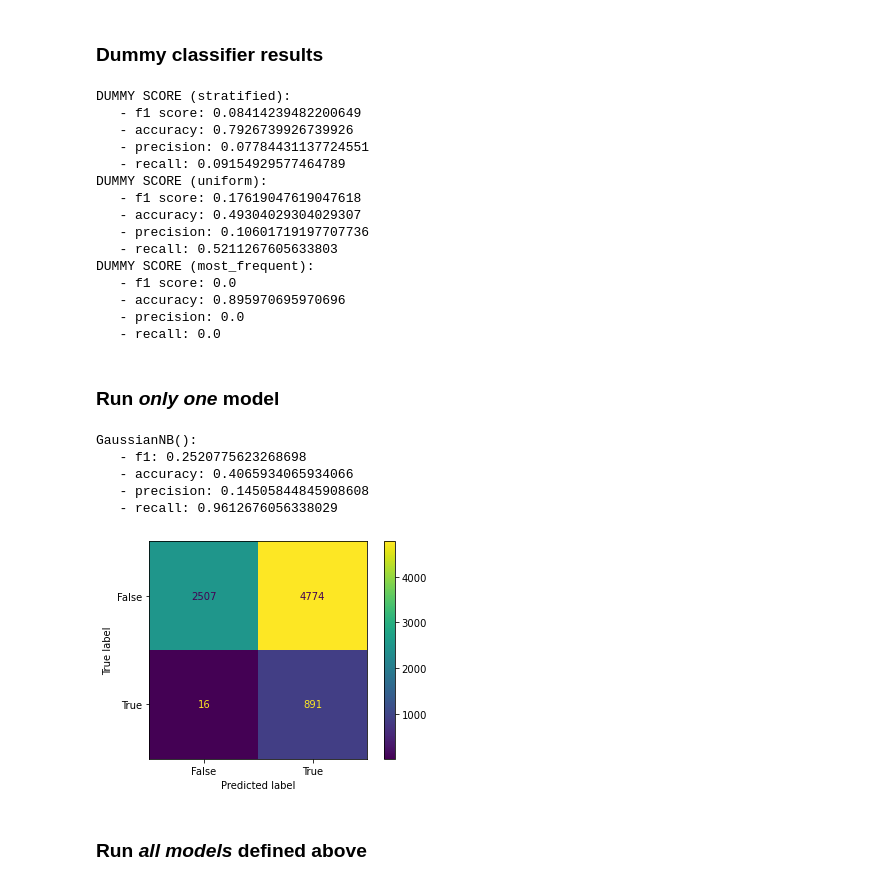
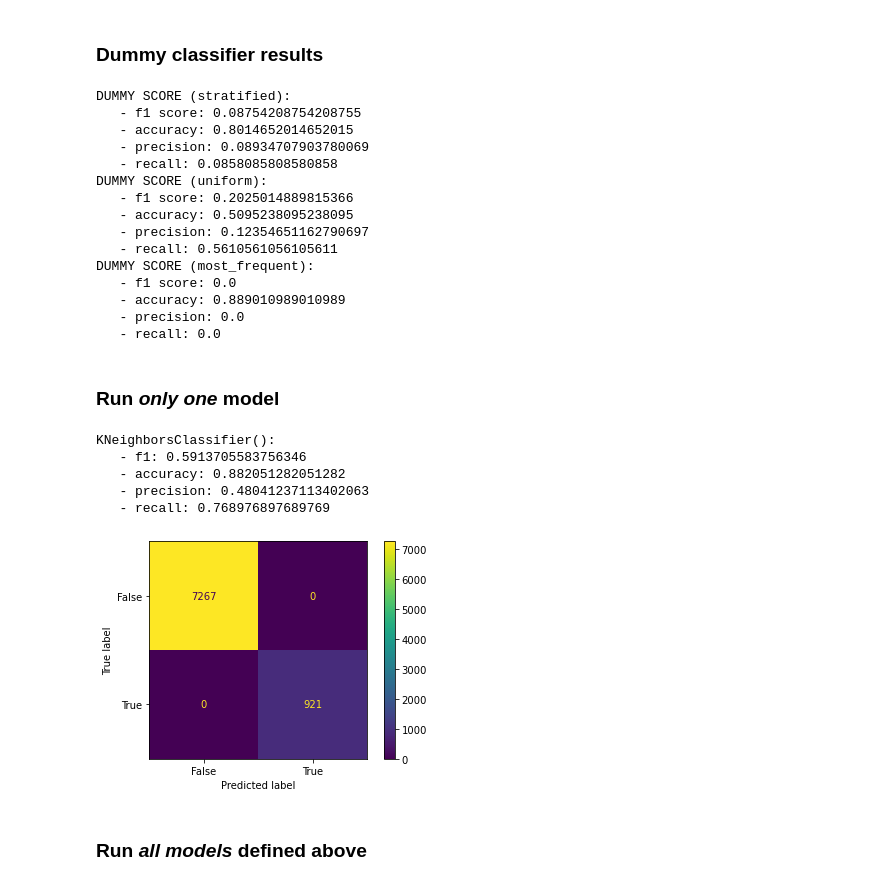
Before and after one commit to sethnlewis/Predicting-Political-Revolutions, a Jupyter notebook: notebooks/MODEL - ALL.ipynb, the cells around one changed output. Cells and saved outputs as stored; diff of their text form; code cells hidden in the pictures.

```diff
--- a/notebooks/MODEL - ALL.ipynb
+++ b/notebooks/MODEL - ALL.ipynb
@@ -37,7 +37,7 @@ pd.options.display.max_columns = 200
 # Global constants
 NOT_APLIC_STR = "NA_SS"
 NOT_APLIC_NUM = -999.0
-RANDOM_STATE = 0
+RANDOM_STATE = 2021
 DAYS_PER_YEAR = 365.2425
 # %%
 # IMPORT PROTESTS DATASET
@@ -325,8 +325,9 @@ x_train, x_test, y_train, y_test = train_test_split(x_traintest, y_traintest, ra
 ### Define models and parameter grids
 # %%
 # Set parameter grid to search across
+grid_bay = {'model__var_smoothing': [1e-9]}
+
 grid_log = {'model__C': np.logspace(-1, 5, 20)}
-
 
 grid_dt = {
     'model__max_depth': [3, 5, 7],
@@ -341,13 +342,14 @@ grid_rf = {
     'model__min_samples_split': [5, 10],
     'model__min_samples_leaf': [3, 6]}
 
-
 grid_knn = {
     'model__leaf_size': [25, 50, 75],
     'model__n_neighbors': [3, 5, 7, 9],
-    'model__weights': ['uniform', 'distance']}#,
-    'model__metric': ['euclindean', 'manhattan', 'minkowski']}
+    'model__weights': ['uniform', 'distance']}
 
+grid_ada = {
+    'model__n_estimators': [50, 200],
+    'model__learning_rate': [0.1, 0.25, 1]}
 
 grid_xgb = {
     'model__learning_rate': [0.1, 0.25, 1],
@@ -357,20 +359,14 @@ grid_xgb = {
     'model__n_estimators': [100, 150],
     'model__tree_method': ['exact', 'approx', 'hist']}
 
-grid_ada = {
-    'model__n_estimators': [50, 200],
-    'model__learning_rate': [0.1, 0.25, 1]}
-
-grid_bay = {'model__var_smoothing': [1e-9]}
-
 np.random.seed(RANDOM_STATE)
+model_bay = GaussianNB()
 model_log = LogisticRegression(max_iter=5000)
 model_dt = DecisionTreeClassifier()
 model_rf = RandomForestClassifier()
 model_knn = KNeighborsClassifier()
+model_ada = AdaBoostClassifier(random_state=RANDOM_STATE)
 model_xgb = XGBClassifier(eval_metric='logloss', use_label_encoder=False, random_state=RANDOM_STATE)
-model_ada = AdaBoostClassifier(random_state=RANDOM_STATE)
-model_bay = GaussianNB()
 
 grids = [grid_bay, grid_log, grid_dt, grid_rf, grid_knn, grid_ada, grid_xgb]
 models = [model_bay, model_log, model_dt, model_rf, model_knn, model_ada, model_xgb]
@@ -402,7 +398,9 @@ def create_pipeline_and_run(model, grid, metric='accuracy'):
     print(f'   - recall: {recall_score(y_test, pred)}')
 
     # Confusion matrix
+    plt.figure()
     plot_confusion_matrix(grid.best_estimator_, x_train, y_train)
+    plt.show()
 
     return grid.best_estimator_
 # %% [markdown]
@@ -421,31 +419,31 @@ for strategy in ["stratified", "uniform", "most_frequent"]:
     print(f'   - recall: {recall_score(y_test, pred_dummy)}')
 # %% [output]
 DUMMY SCORE (stratified):
-   - f1 score: 0.08414239482200649
-   - accuracy: 0.7926739926739926
-   - precision: 0.07784431137724551
-   - recall: 0.09154929577464789
+   - f1 score: 0.08754208754208755
+   - accuracy: 0.8014652014652015
+   - precision: 0.08934707903780069
+   - recall: 0.0858085808580858
 DUMMY SCORE (uniform):
-   - f1 score: 0.17619047619047618
-   - accuracy: 0.49304029304029307
-   - precision: 0.10601719197707736
-   - recall: 0.5211267605633803
+   - f1 score: 0.2025014889815366
+   - accuracy: 0.5095238095238095
+   - precision: 0.12354651162790697
+   - recall: 0.5610561056105611
 DUMMY SCORE (most_frequent):
    - f1 score: 0.0
-   - accuracy: 0.895970695970696
+   - accuracy: 0.889010989010989
    - precision: 0.0
    - recall: 0.0
 # %% [markdown]
 ### Run *only one* model
-# %%
-create_pipeline_and_run(model_bay, grid_bay);
-# %% [output]
-GaussianNB():
-   - f1: 0.2520775623268698
-   - accuracy: 0.4065934065934066
-   - precision: 0.14505844845908608
-   - recall: 0.9612676056338029
-[figure, removed]
+# %%
+create_pipeline_and_run(model_knn, grid_knn);
+# %% [output]
+KNeighborsClassifier():
+   - f1: 0.5913705583756346
+   - accuracy: 0.882051282051282
+   - precision: 0.48041237113402063
+   - recall: 0.768976897689769
+[figure, added]
 # %% [markdown]
 ### Run *all models* defined above
 # %%
```
Also changed, not shown: parts of 2 cells of this notebook.
